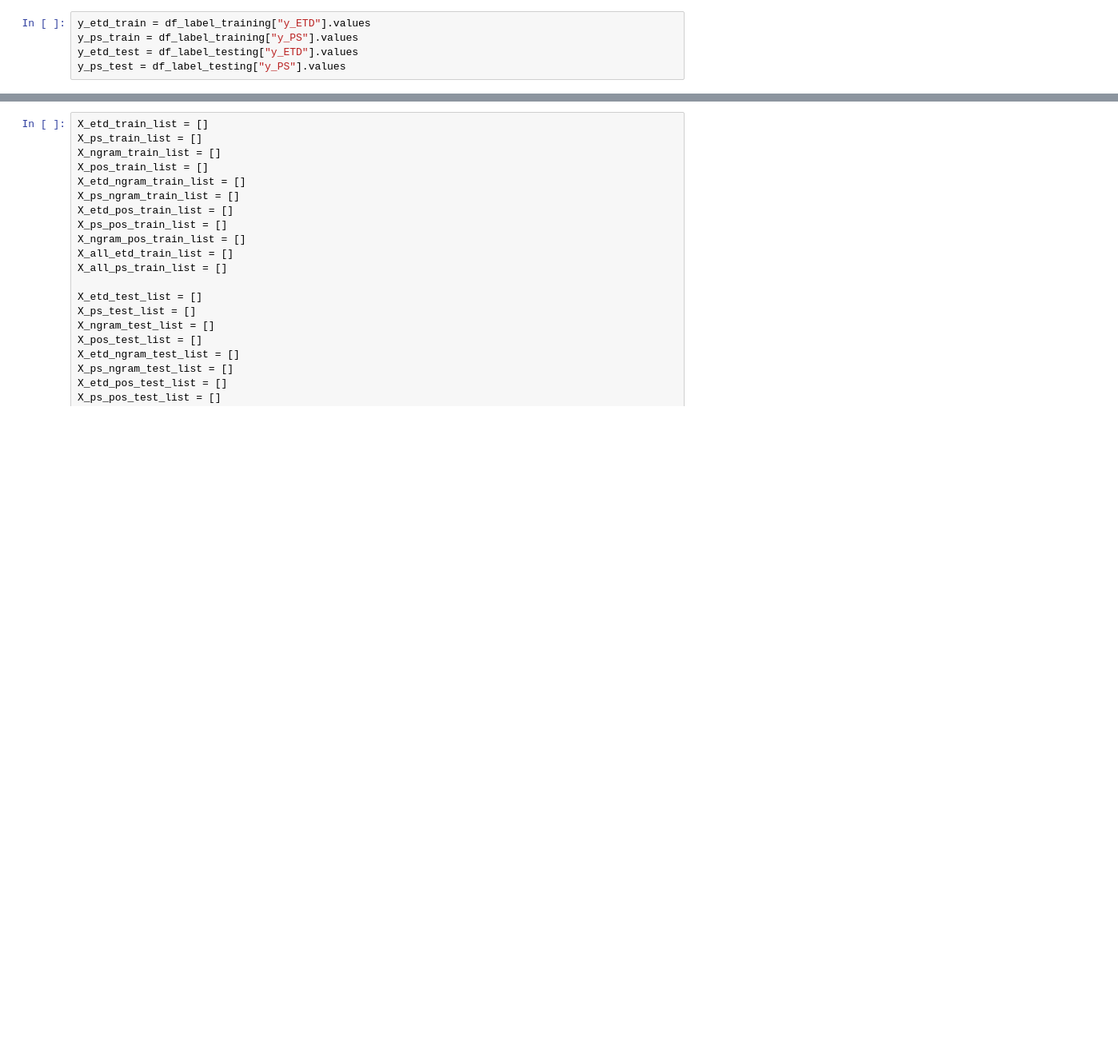
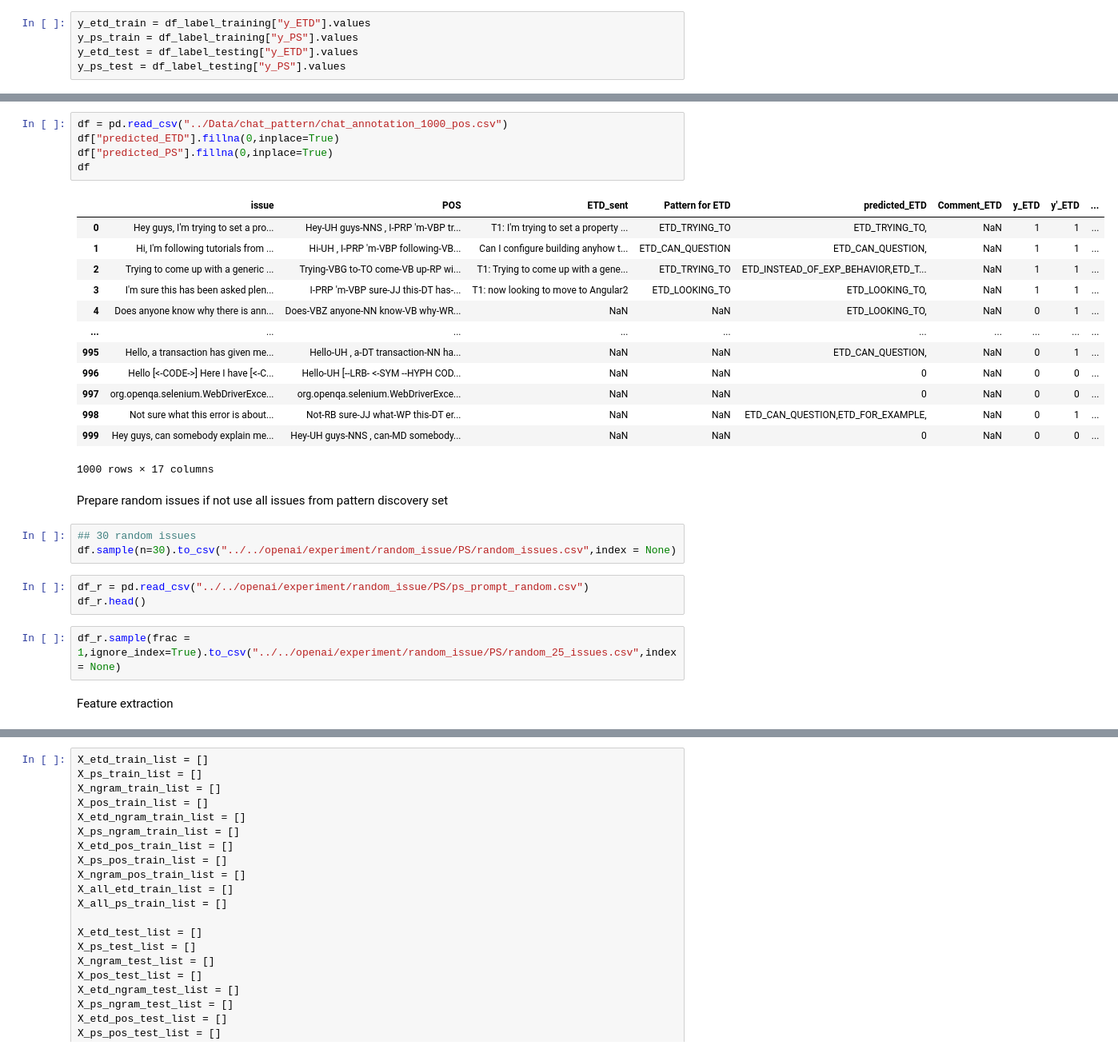
Before and after one commit to NoleWang/Respondent_Recommendation, a Jupyter notebook: model/Missing_Info_Detect_SVM.ipynb, the cells around one changed output, grey strips where cells are left out. Shown at 80% size. Cells and saved outputs as stored; diff of their text form; blank space fills up the shorter version.

```diff
--- a/model/Missing_Info_Detect_SVM.ipynb
+++ b/model/Missing_Info_Detect_SVM.ipynb
@@ -102,0 +149,31 @@ for i in range(len(df_split)):
+# %%
+df = pd.read_csv("../Data/chat_pattern/chat_annotation_1000_pos.csv")
+df["predicted_ETD"].fillna(0,inplace=True)
+df["predicted_PS"].fillna(0,inplace=True)
+df
+# %% [output]
+|  | issue | POS | ETD_sent | Pattern for ETD | predicted_ETD | Comment_ETD | y_ETD | y'_ETD | ... |
+| 0 | Hey guys, I'm trying to set a pro... | Hey-UH guys-NNS , I-PRP 'm-VBP tr... | T1: I'm trying to set a property ... | ETD_TRYING_TO | ETD_TRYING_TO, | NaN | 1 | 1 | ... |
+| 1 | Hi, I'm following tutorials from ... | Hi-UH , I-PRP 'm-VBP following-VB... | Can I configure building anyhow t... | ETD_CAN_QUESTION | ETD_CAN_QUESTION, | NaN | 1 | 1 | ... |
+| 2 | Trying to come up with a generic ... | Trying-VBG to-TO come-VB up-RP wi... | T1: Trying to come up with a gene... | ETD_TRYING_TO | ETD_INSTEAD_OF_EXP_BEHAVIOR,ETD_T... | NaN | 1 | 1 | ... |
+| 3 | I'm sure this has been asked plen... | I-PRP 'm-VBP sure-JJ this-DT has-... | T1: now looking to move to Angular2 | ETD_LOOKING_TO | ETD_LOOKING_TO, | NaN | 1 | 1 | ... |
+| 4 | Does anyone know why there is ann... | Does-VBZ anyone-NN know-VB why-WR... | NaN | NaN | ETD_LOOKING_TO, | NaN | 0 | 1 | ... |
+| ... | ... | ... | ... | ... | ... | ... | ... | ... | ... |
+| 995 | Hello, a transaction has given me... | Hello-UH , a-DT transaction-NN ha... | NaN | NaN | ETD_CAN_QUESTION, | NaN | 0 | 1 | ... |
+| 996 | Hello [<-CODE->] Here I have [<-C... | Hello-UH [--LRB- <-SYM --HYPH COD... | NaN | NaN | 0 | NaN | 0 | 0 | ... |
+| 997 | org.openqa.selenium.WebDriverExce... | org.openqa.selenium.WebDriverExce... | NaN | NaN | 0 | NaN | 0 | 0 | ... |
+| 998 | Not sure what this error is about... | Not-RB sure-JJ what-WP this-DT er... | NaN | NaN | ETD_CAN_QUESTION,ETD_FOR_EXAMPLE, | NaN | 0 | 1 | ... |
+| 999 | Hey guys, can somebody explain me... | Hey-UH guys-NNS , can-MD somebody... | NaN | NaN | 0 | NaN | 0 | 0 | ... |
+1000 rows × 17 columns
+# %% [markdown]
+Prepare random issues if not use all issues from pattern discovery set
+# %%
+## 30 random issues
+df.sample(n=30).to_csv("../../openai/experiment/random_issue/PS/random_issues.csv",index = None)
+# %%
+df_r = pd.read_csv("../../openai/experiment/random_issue/PS/ps_prompt_random.csv")
+df_r.head()
+# %%
+df_r.sample(frac = 1,ignore_index=True).to_csv("../../openai/experiment/random_issue/PS/random_25_issues.csv",index = None)
+# %% [markdown]
+Feature extraction
```
Also changed, not shown: parts of 41 cells of this notebook, 3 other files.
